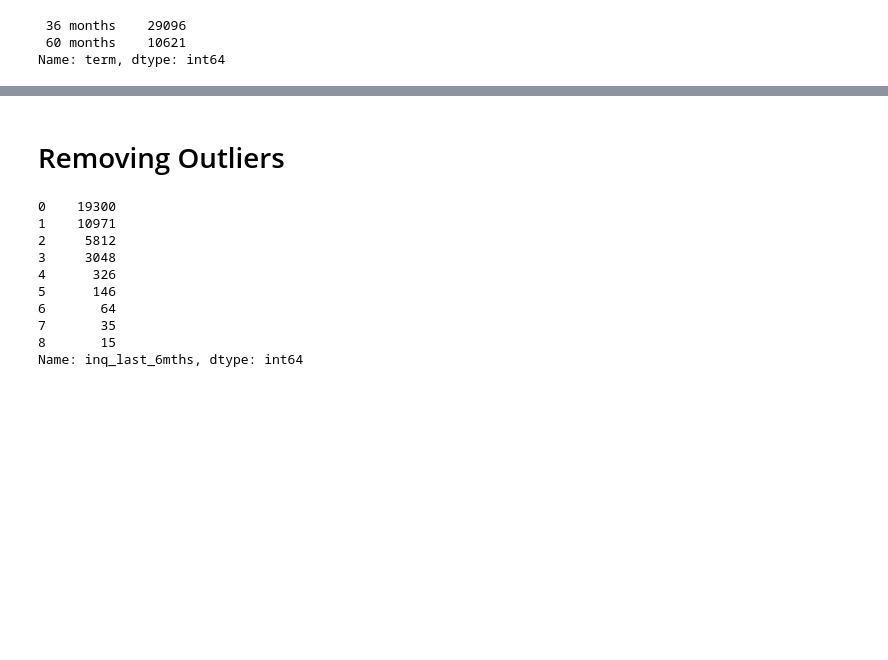
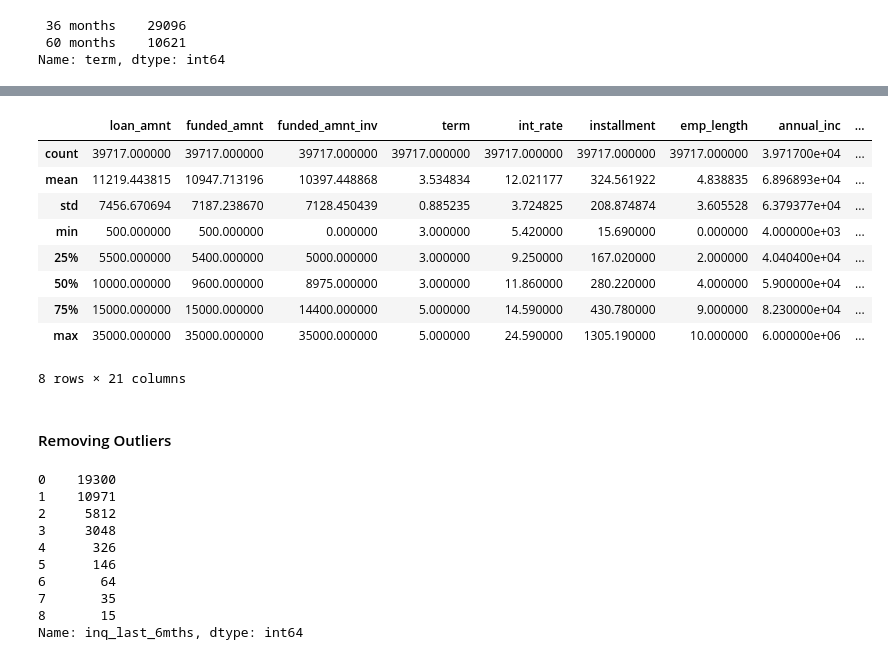
Before and after one commit to vulchinithin/LendingClubCaseStudy, a Jupyter notebook: data_cleaning.ipynb, the cells around one changed output, grey strips where cells are left out. Saved outputs shown, nothing was run; the diff lists cells and outputs as text; code cells hidden in the pictures; blank space fills up the shorter version.

```diff
--- a/data_cleaning.ipynb
+++ b/data_cleaning.ipynb
@@ -226,2 +213,0 @@ df[df['last_credit_pull_d'].isna()]
-# %%
-df['last_credit_pull_d'].fillna(df['issue_d']+df['term'], inplace=True)
@@ -298,5 +244,18 @@ memory usage: 13.3+ MB
+# %%
+df.describe()
+# %% [output]
+|  | loan_amnt | funded_amnt | funded_amnt_inv | term | int_rate | installment | emp_length | annual_inc | ... |
+| count | 39717.000000 | 39717.000000 | 39717.000000 | 39717.000000 | 39717.000000 | 39717.000000 | 39717.000000 | 3.971700e+04 | ... |
+| mean | 11219.443815 | 10947.713196 | 10397.448868 | 3.534834 | 12.021177 | 324.561922 | 4.838835 | 6.896893e+04 | ... |
+| std | 7456.670694 | 7187.238670 | 7128.450439 | 0.885235 | 3.724825 | 208.874874 | 3.605528 | 6.379377e+04 | ... |
+| min | 500.000000 | 500.000000 | 0.000000 | 3.000000 | 5.420000 | 15.690000 | 0.000000 | 4.000000e+03 | ... |
+| 25% | 5500.000000 | 5400.000000 | 5000.000000 | 3.000000 | 9.250000 | 167.020000 | 2.000000 | 4.040400e+04 | ... |
+| 50% | 10000.000000 | 9600.000000 | 8975.000000 | 3.000000 | 11.860000 | 280.220000 | 4.000000 | 5.900000e+04 | ... |
+| 75% | 15000.000000 | 15000.000000 | 14400.000000 | 5.000000 | 14.590000 | 430.780000 | 9.000000 | 8.230000e+04 | ... |
+| max | 35000.000000 | 35000.000000 | 35000.000000 | 5.000000 | 24.590000 | 1305.190000 | 10.000000 | 6.000000e+06 | ... |
+8 rows × 21 columns
 # %% [markdown]
-# Removing Outliers
+#### Removing Outliers
 # %%
 sns.boxplot(df.inq_last_6mths)
 df.inq_last_6mths.value_counts()
```
Also changed, not shown: parts of 22 cells of this notebook.
